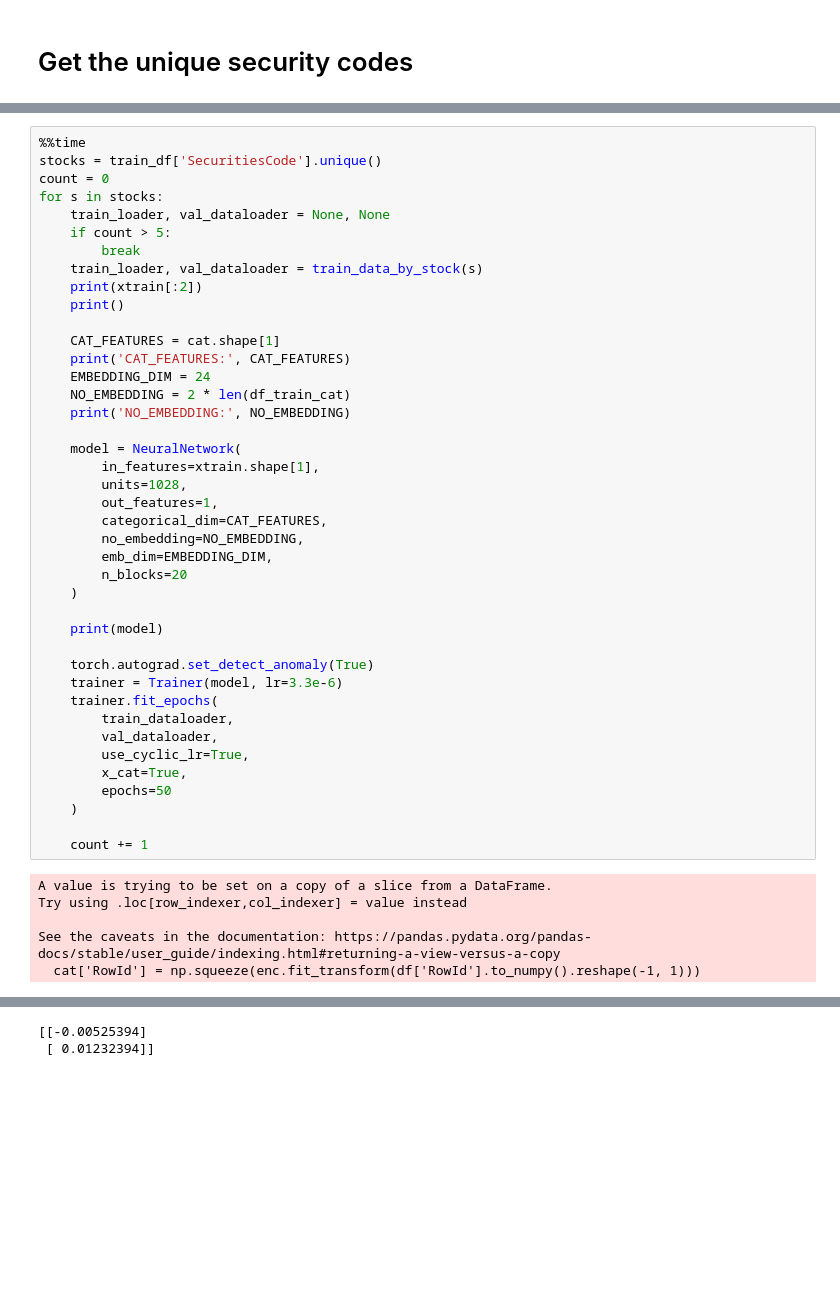
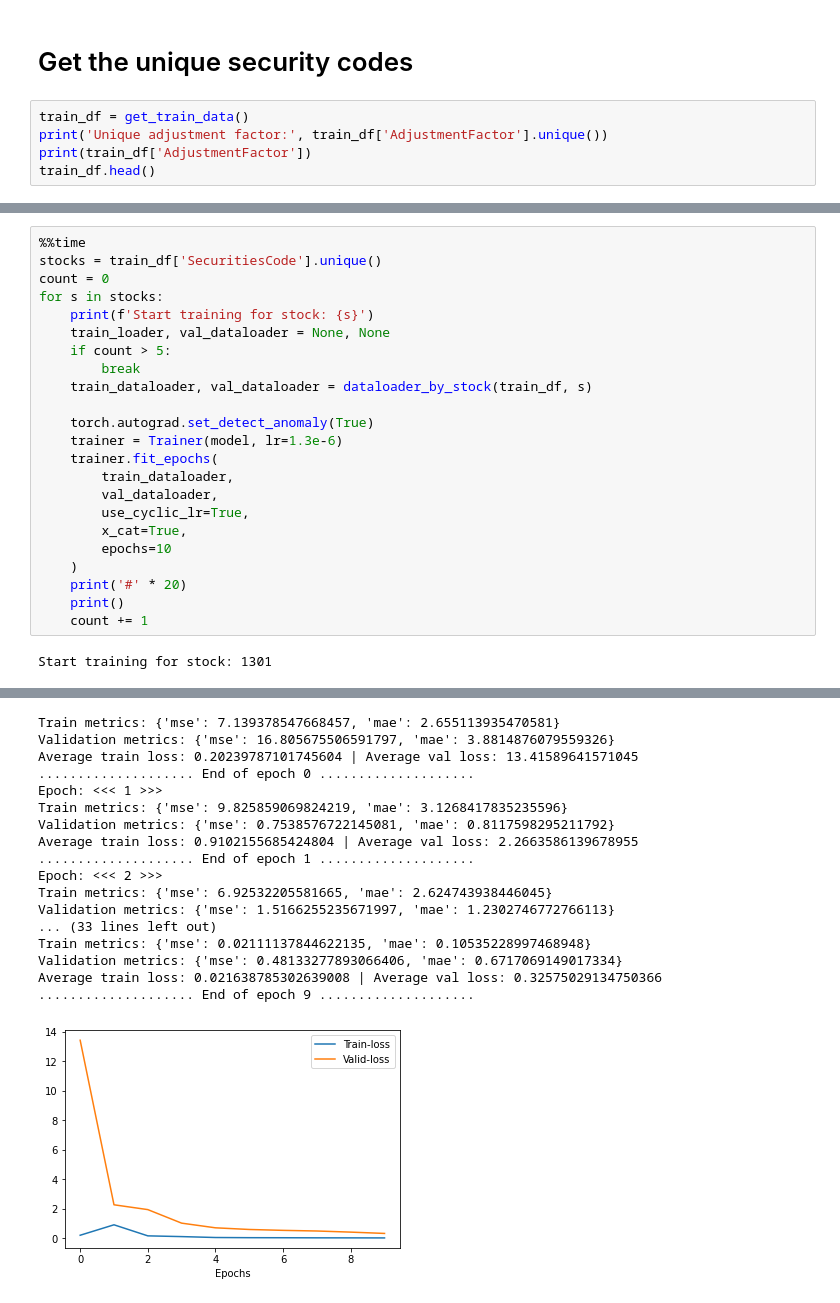
Before and after one commit to gilberto-BE/TokyoStockEx, a Jupyter notebook: notebooks/ML ALL STOCKS.ipynb, the cells around one changed output, grey strips where cells are left out. Drawn from its saved outputs; the diff is of its cells as text; blank space fills up the shorter version.

Commit message:
working with more stocks

```diff
--- a/notebooks/ML ALL STOCKS.ipynb
+++ b/notebooks/ML ALL STOCKS.ipynb
@@ -70,3 +71,8 @@ train_trades = pd.read_csv(f'{ROOT_PATH}/train_files/trades.csv', low_memory=Fal
 ##  Get Data and train a Neural Network
 # %% [markdown]
 # Get the unique security codes
+# %%
+train_df = get_train_data()
+print('Unique adjustment factor:', train_df['AdjustmentFactor'].unique())
+print(train_df['AdjustmentFactor'])
+train_df.head()
@@ -75,45 +144,23 @@ train_trades = pd.read_csv(f'{ROOT_PATH}/train_files/trades.csv', low_memory=Fal
 stocks = train_df['SecuritiesCode'].unique()
 count = 0
 for s in stocks:
+    print(f'Start training for stock: {s}')
     train_loader, val_dataloader = None, None
     if count > 5:
         break
-    train_loader, val_dataloader = train_data_by_stock(s)
-    print(xtrain[:2])
-    print()
-
-    CAT_FEATURES = cat.shape[1]
-    print('CAT_FEATURES:', CAT_FEATURES)
-    EMBEDDING_DIM = 24
-    NO_EMBEDDING = 2 * len(df_train_cat)
-    print('NO_EMBEDDING:', NO_EMBEDDING)
-
-    model = NeuralNetwork(
-        in_features=xtrain.shape[1],
-        units=1028,
-        out_features=1,
-        categorical_dim=CAT_FEATURES,
-        no_embedding=NO_EMBEDDING,
-        emb_dim=EMBEDDING_DIM,
-        n_blocks=20
-    )
-
-    print(model)
+    train_dataloader, val_dataloader = dataloader_by_stock(train_df, s)
 
     torch.autograd.set_detect_anomaly(True)
-    trainer = Trainer(model, lr=3.3e-6)
+    trainer = Trainer(model, lr=1.3e-6)
     trainer.fit_epochs(
         train_dataloader,
         val_dataloader,
         use_cyclic_lr=True,
         x_cat=True,
-        epochs=50
+        epochs=10
     )
-
+    print('#' * 20)
+    print()
     count += 1
 # %% [output]
-A value is trying to be set on a copy of a slice from a DataFrame.
-Try using .loc[row_indexer,col_indexer] = value instead
-
-See the caveats in the documentation: https://pandas.pydata.org/pandas-docs/stable/user_guide/indexing.html#returning-a-view-versus-a-copy
-  cat['RowId'] = np.squeeze(enc.fit_transform(df['RowId'].to_numpy().reshape(-1, 1)))
+Start training for stock: 1301
@@ -127,2 +175,18 @@ See the caveats in the documentation: https://pandas.pydata.org/pandas-docs/stab
-[[-0.00525394]
- [ 0.01232394]]
+Train metrics: {'mse': 7.139378547668457, 'mae': 2.655113935470581}
+Validation metrics: {'mse': 16.805675506591797, 'mae': 3.8814876079559326}
+Average train loss: 0.20239787101745604 | Average val loss: 13.41589641571045
+.................... End of epoch 0 ....................
+Epoch: <<< 1 >>>
+Train metrics: {'mse': 9.825859069824219, 'mae': 3.1268417835235596}
+Validation metrics: {'mse': 0.7538576722145081, 'mae': 0.8117598295211792}
+Average train loss: 0.9102155685424804 | Average val loss: 2.2663586139678955
+.................... End of epoch 1 ....................
+Epoch: <<< 2 >>>
+Train metrics: {'mse': 6.92532205581665, 'mae': 2.624743938446045}
+Validation metrics: {'mse': 1.5166255235671997, 'mae': 1.2302746772766113}
+... (33 lines left out)
+Train metrics: {'mse': 0.02111137844622135, 'mae': 0.10535228997468948}
+Validation metrics: {'mse': 0.48133277893066406, 'mae': 0.6717069149017334}
+Average train loss: 0.021638785302639008 | Average val loss: 0.32575029134750366
+.................... End of epoch 9 ....................
+[figure, added]
```
Also changed, not shown: parts of 8 cells of this notebook, 4 other files.
